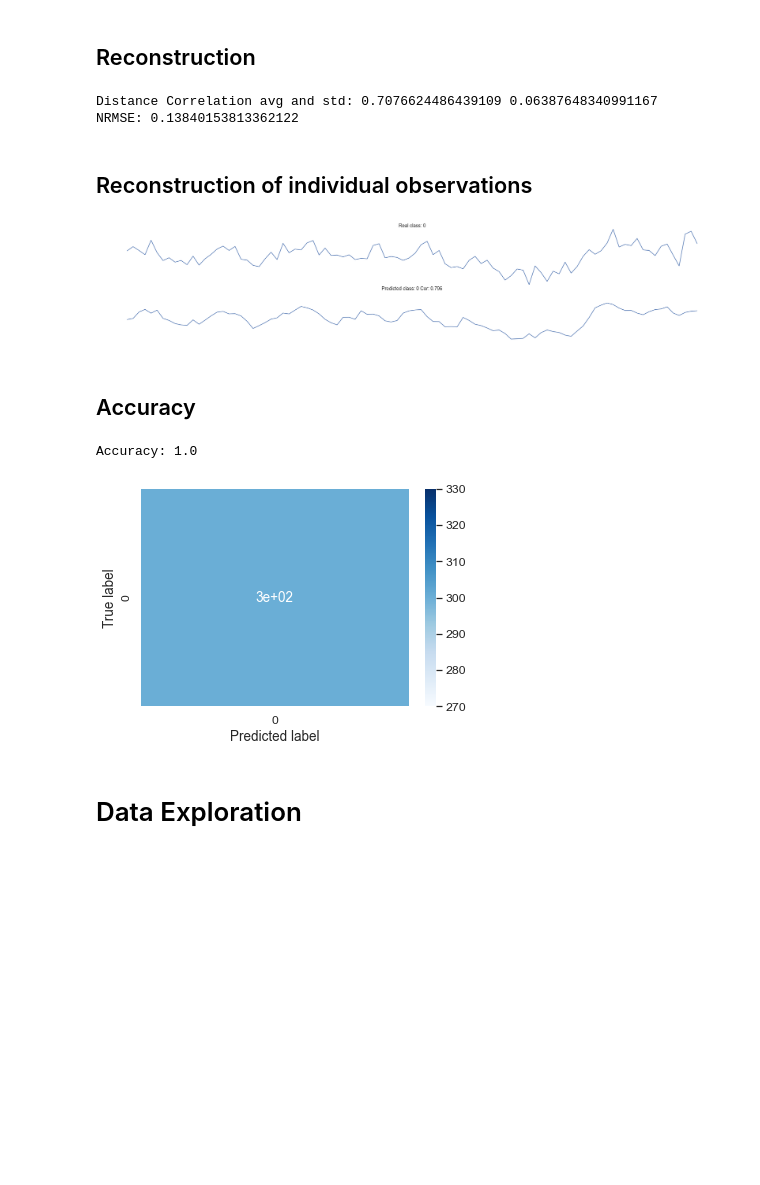
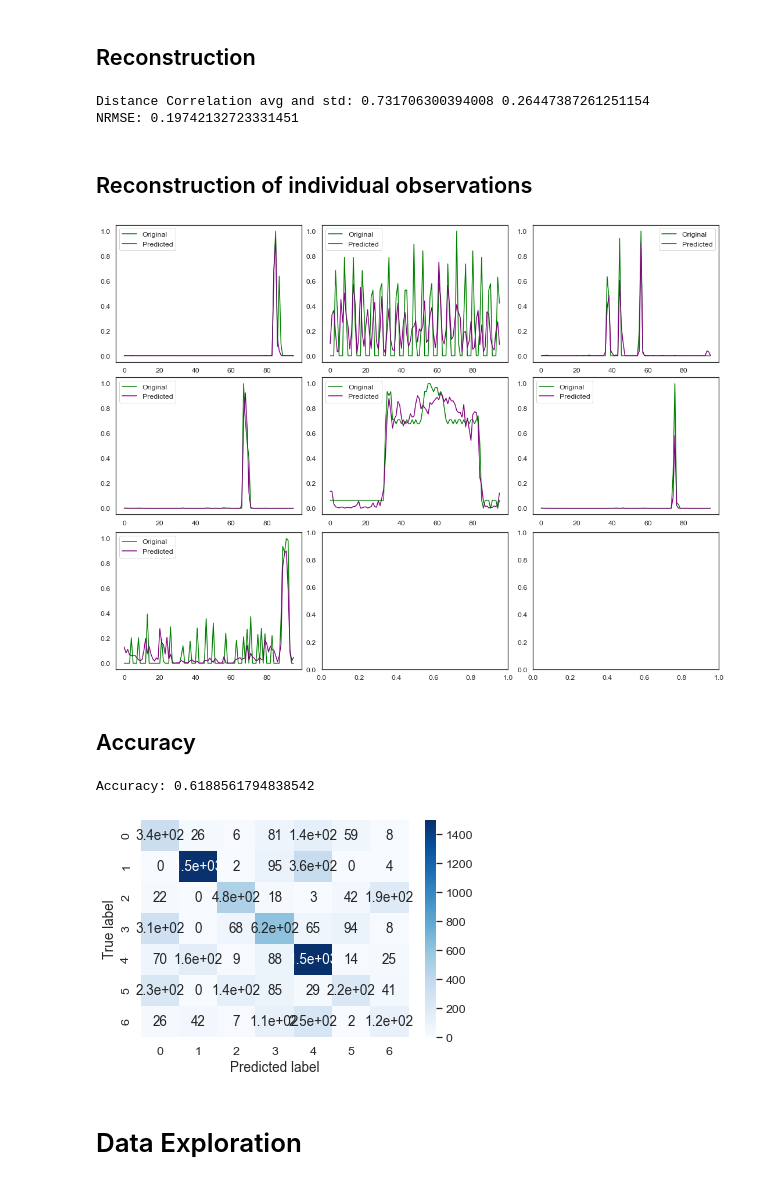
Before and after one commit to tonibofarull/TSAutoencoder, a Jupyter notebook: src/main.ipynb, the cells around one changed output. Drawn from its saved outputs; the diff is of its cells as text; code cells hidden in the pictures; blank space fills up the shorter version.

Commit message:
Plots reconstruction and arma models

```diff
--- a/src/main.ipynb
+++ b/src/main.ipynb
@@ -33,6 +33,8 @@ from utils import reconstruction
 torch.manual_seed(4444)
 np.random.seed(4444)
 random.seed(4444)
+
+plt.rcParams.update({'font.size': 18})
 # %% [output]
 The autoreload extension is already loaded. To reload it, use:
   %reload_ext autoreload
@@ -42,13 +44,13 @@ The autoreload extension is already loaded. To reload it, use:
 with initialize_config_dir(config_dir=os.path.abspath("configs")):
     cfg = compose(config_name="config")
 
-#dl = ElectricDevices()
-dl = ARMA(1)
+dl = ElectricDevices()
+#dl = ARMA(1)
 data_train, data_valid, data_test = dl()
 
 X_train, y_train = data_train[:, :, :-1], data_train[:, :, -1]
 X_valid, y_valid = data_valid[:, :, :-1], data_valid[:, :, -1]
 X_test, y_test = data_test[:, :, :-1], data_test[:, :, -1]
 # %%
-model = CAE(cfg.model, num_classes=cfg.model.num_classes)
+model = CAE(cfg.model)#, dilation=[2, 3, 5, 7])
 # %%
@@ -93,28 +97,25 @@ Predict testing data
 # %%
 reconstruction(X_test, X_testp)
 # %% [output]
-Distance Correlation avg and std: 0.7076624486439109 0.06387648340991167
-NRMSE: 0.13840153813362122
+Distance Correlation avg and std: 0.731706300394008 0.26447387261251154
+NRMSE: 0.19742132723331451
 # %% [markdown]
 ## Reconstruction of individual observations
 # %%
-# SELECTED = [3279, 1156, 7419, 5046, 3323, 6485, 5497]
+SELECTED = [np.random.choice([i for i, x in enumerate(y_test) if int(x) == j]) for j in range(1)]
 
-SELECTED = [
-    np.random.choice([i for i, x in enumerate(y_test) if int(x) == j])
-    for j in range(1)
-]
+SELECTED = [3279, 1156, 7419, 5046, 3323, 6485, 5497]
 
 observation_reconstruction(SELECTED, X_test, X_testp, y_test, y_testp)
 # %% [output]
-[figure, old version]
+[figure, new version]
 # %% [markdown]
 ## Accuracy
 # %%
 accuracy(y_test, y_testp)
 # %% [output]
-Accuracy: 1.0
+Accuracy: 0.6188561794838542
-[figure, old version]
+[figure, new version]
 # %% [markdown]
 # Data Exploration
 # %%
```
Also changed, not shown: parts of 5 cells of this notebook, 9 other files.
